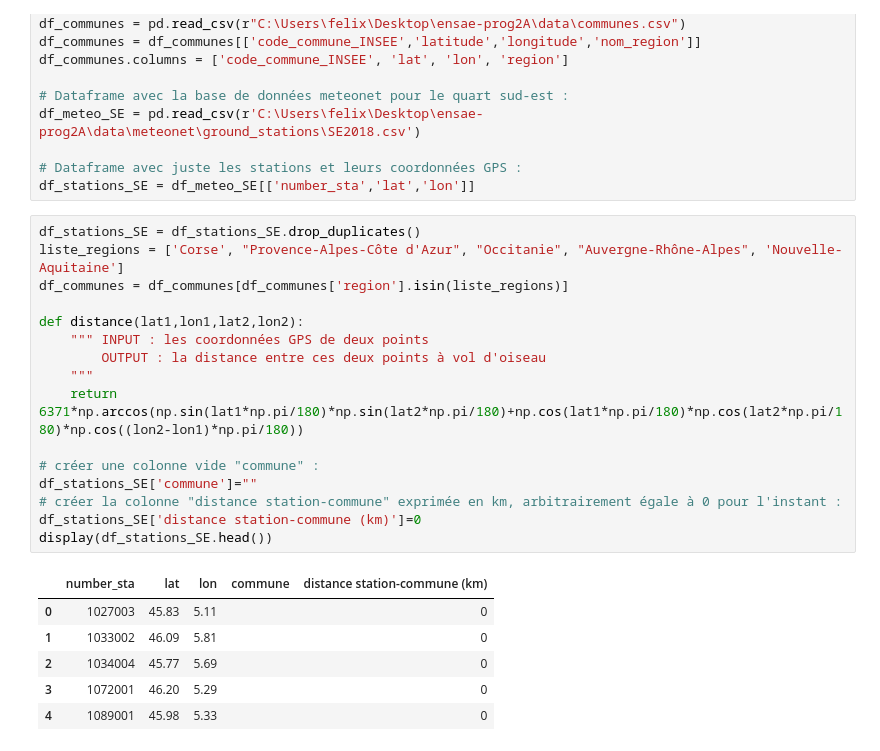
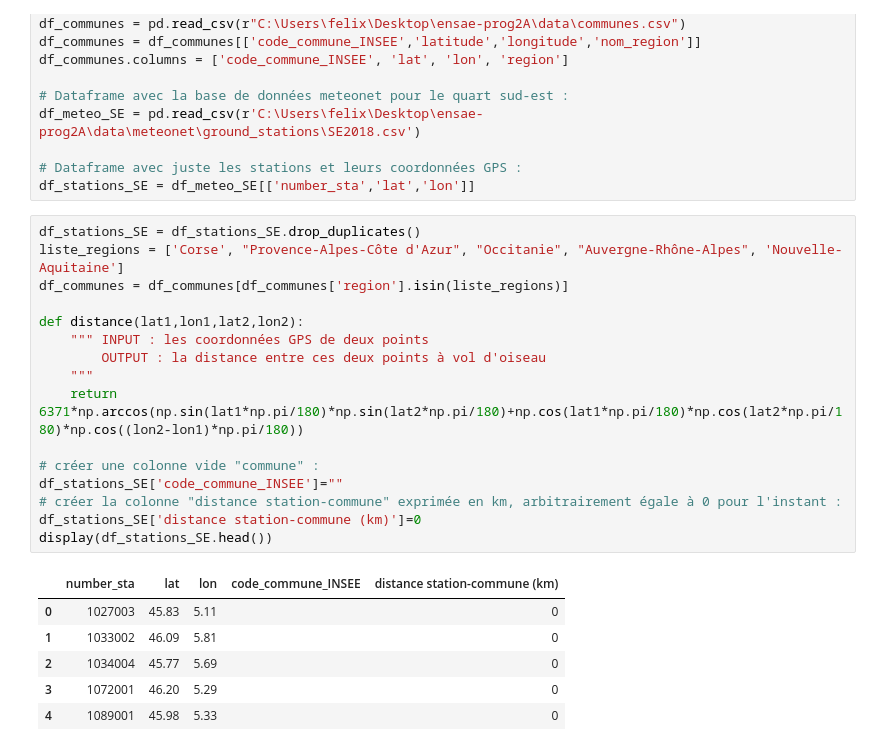
Before and after one commit to felixdechamps/ensae-prog2A, a Jupyter notebook: notebookincendies.ipynb, the cells around one changed output. Saved outputs shown, nothing was run; the diff lists cells and outputs as text.

```diff
--- a/notebookincendies.ipynb
+++ b/notebookincendies.ipynb
@@ -18,21 +18,21 @@ df_stations_SE = df_meteo_SE[['number_sta','lat','lon']]
 # %%
 df_stations_SE = df_stations_SE.drop_duplicates()
 liste_regions = ['Corse', "Provence-Alpes-Côte d'Azur", "Occitanie", "Auvergne-Rhône-Alpes", 'Nouvelle-Aquitaine']
 df_communes = df_communes[df_communes['region'].isin(liste_regions)]
 
 def distance(lat1,lon1,lat2,lon2):
     """ INPUT : les coordonnées GPS de deux points
         OUTPUT : la distance entre ces deux points à vol d'oiseau
     """
     return 6371*np.arccos(np.sin(lat1*np.pi/180)*np.sin(lat2*np.pi/180)+np.cos(lat1*np.pi/180)*np.cos(lat2*np.pi/180)*np.cos((lon2-lon1)*np.pi/180))
 
 # créer une colonne vide "commune" :
-df_stations_SE['commune']=""
+df_stations_SE['code_commune_INSEE']=""
 # créer la colonne "distance station-commune" exprimée en km, arbitrairement égale à 0 pour l'instant :
 df_stations_SE['distance station-commune (km)']=0
 display(df_stations_SE.head())
 # %% [output]
-|  | number_sta | lat | lon | commune | distance station-commune (km) |
+|  | number_sta | lat | lon | code_commune_INSEE | distance station-commune (km) |
 | 0 | 1027003 | 45.83 | 5.11 |  | 0 |
 | 1 | 1033002 | 46.09 | 5.81 |  | 0 |
 | 2 | 1034004 | 45.77 | 5.69 |  | 0 |
```
Also changed, not shown: parts of 7 cells of this notebook, 1 other file.
